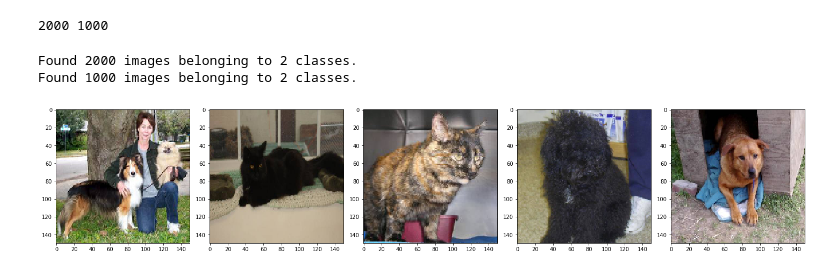
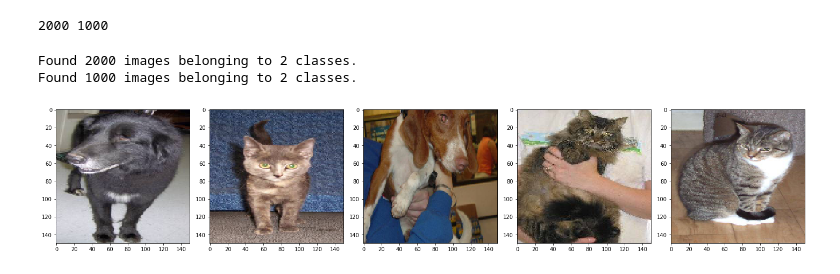
Before and after one commit to ManishAradwad/ML_Stuff, a Jupyter notebook: Courses and Projects/Udacity: Intro to Tensorflow for DeepLearning/Lesson4: GoingFurthurWithCNN/CatsVSDogsWithoutDataAugmentation.ipynb, the cells around one changed output. Drawn from its saved outputs; the diff is of its cells as text; code cells hidden in the pictures.

Commit message:
CatsVSDogsWithoutDataAug.ipynb

```diff
--- a/Courses and Projects/Udacity: Intro to Tensorflow for DeepLearning/Lesson4: GoingFurthurWithCNN/CatsVSDogsWithoutDataAugmentation.ipynb
+++ b/Courses and Projects/Udacity: Intro to Tensorflow for DeepLearning/Lesson4: GoingFurthurWithCNN/CatsVSDogsWithoutDataAugmentation.ipynb
@@ -79,15 +79,17 @@ Found 1000 images belonging to 2 classes.
 # %%
 # Function to plot the images on (1,5) grid
 def plot_images(images_arr):
     fig,axes = plt.subplots(1,5,figsize=(20,20))
     axes = axes.flatten()
     for img,ax in zip(images_arr,axes):
         ax.imshow(img)
     plt.tight_layout()
     plt.show()
-plot_images(sample_training_images)
+
+sample_training_images, _ = next(train_data_gen)
+plot_images(sample_training_images[:5])
 # %% [output]
-[figure, old version]
+[figure, new version]
 # %%
 # Building Model
 model = tf.keras.models.Sequential([
```
Also changed, not shown: parts of 4 cells of this notebook.
